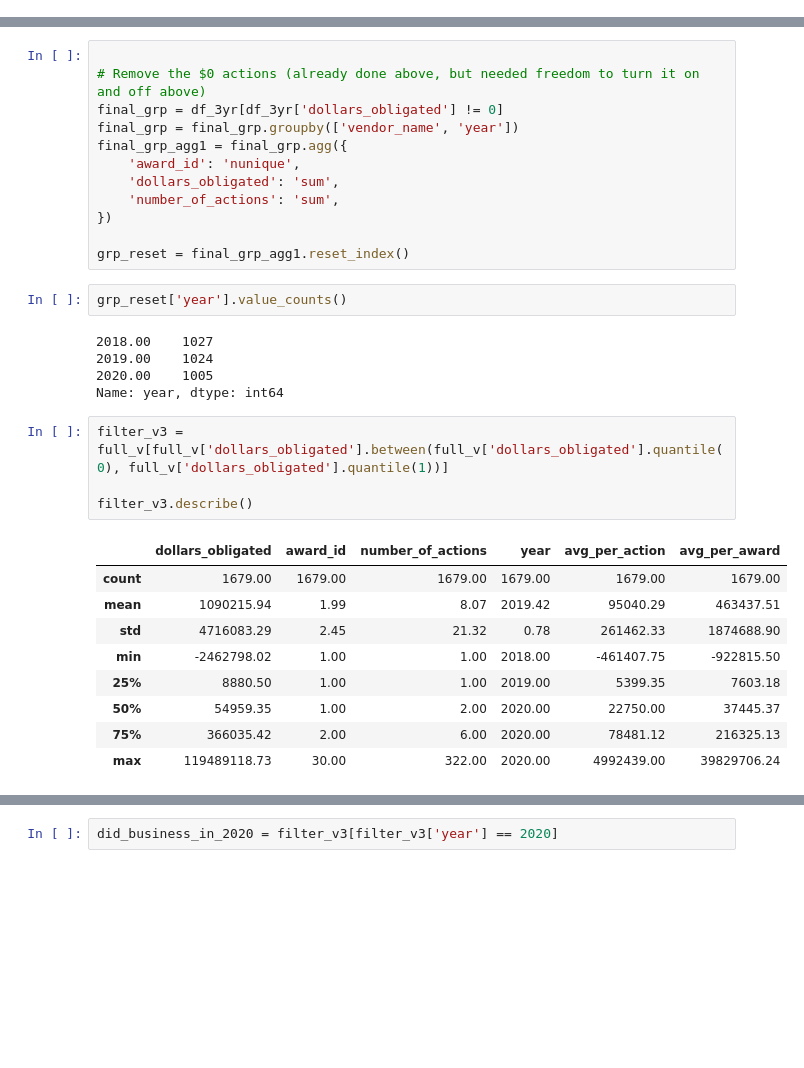
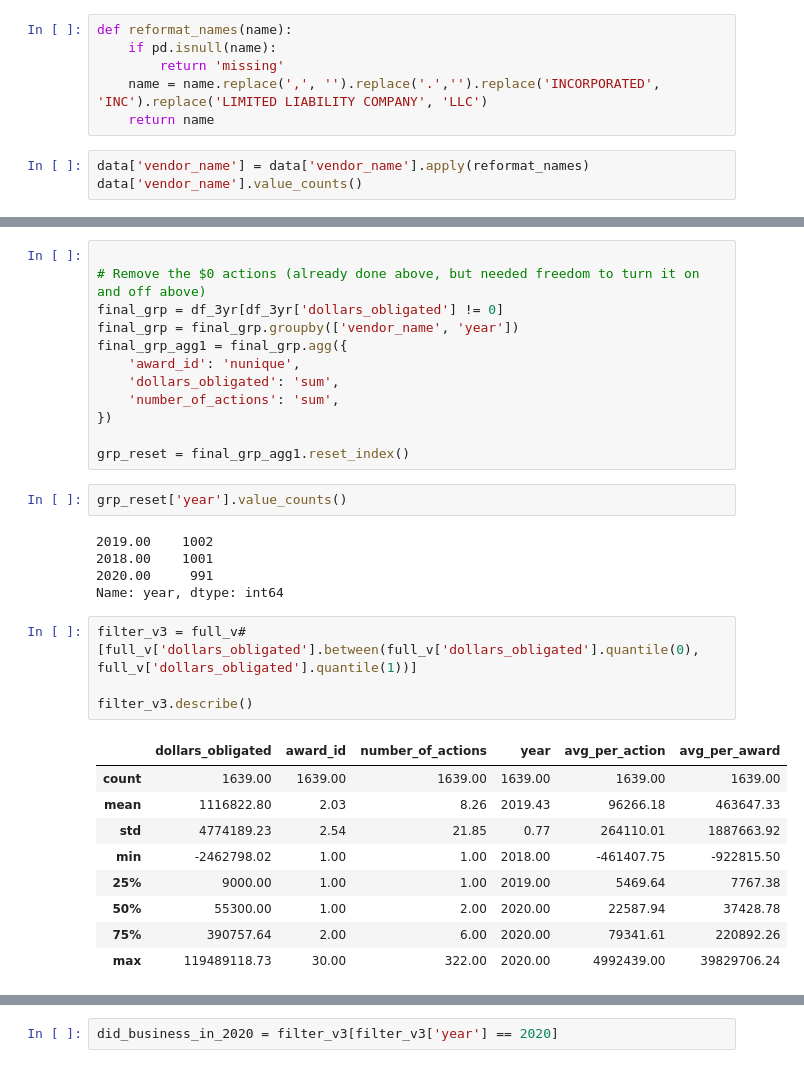
Before and after one commit to jryan814/datab-projects, a Jupyter notebook: gov_contract_BI/gov_contracts_541620.ipynb, the cells around one changed output, grey strips where cells are left out. Cells and saved outputs as stored; diff of their text form; blank space fills up the shorter version.

```diff
--- a/gov_contract_BI/gov_contracts_541620.ipynb
+++ b/gov_contract_BI/gov_contracts_541620.ipynb
@@ -61,3 +76,12 @@ data = data.reset_index(drop='index')
 # %%
 # Create year column based off action_date year
 data['year'] = data['action_date'].str[:4].astype(float)
+# %%
+def reformat_names(name):
+    if pd.isnull(name):
+        return 'missing'
+    name = name.replace(',', '').replace('.','').replace('INCORPORATED', 'INC').replace('LIMITED LIABILITY COMPANY', 'LLC')
+    return name
+# %%
+data['vendor_name'] = data['vendor_name'].apply(reformat_names)
+data['vendor_name'].value_counts()
@@ -220,22 +257,22 @@ grp_reset = final_grp_agg1.reset_index()
 # %%
 grp_reset['year'].value_counts()
 # %% [output]
-2018.00    1027
-2019.00    1024
-2020.00    1005
+2019.00    1002
+2018.00    1001
+2020.00     991
 Name: year, dtype: int64
 # %%
-filter_v3 = full_v[full_v['dollars_obligated'].between(full_v['dollars_obligated'].quantile(0), full_v['dollars_obligated'].quantile(1))]
+filter_v3 = full_v#[full_v['dollars_obligated'].between(full_v['dollars_obligated'].quantile(0), full_v['dollars_obligated'].quantile(1))]
 
 filter_v3.describe()
 # %% [output]
 |  | dollars_obligated | award_id | number_of_actions | year | avg_per_action | avg_per_award |
-| count | 1679.00 | 1679.00 | 1679.00 | 1679.00 | 1679.00 | 1679.00 |
-| mean | 1090215.94 | 1.99 | 8.07 | 2019.42 | 95040.29 | 463437.51 |
-| std | 4716083.29 | 2.45 | 21.32 | 0.78 | 261462.33 | 1874688.90 |
+| count | 1639.00 | 1639.00 | 1639.00 | 1639.00 | 1639.00 | 1639.00 |
+| mean | 1116822.80 | 2.03 | 8.26 | 2019.43 | 96266.18 | 463647.33 |
+| std | 4774189.23 | 2.54 | 21.85 | 0.77 | 264110.01 | 1887663.92 |
 | min | -2462798.02 | 1.00 | 1.00 | 2018.00 | -461407.75 | -922815.50 |
-| 25% | 8880.50 | 1.00 | 1.00 | 2019.00 | 5399.35 | 7603.18 |
-| 50% | 54959.35 | 1.00 | 2.00 | 2020.00 | 22750.00 | 37445.37 |
-| 75% | 366035.42 | 2.00 | 6.00 | 2020.00 | 78481.12 | 216325.13 |
+| 25% | 9000.00 | 1.00 | 1.00 | 2019.00 | 5469.64 | 7767.38 |
+| 50% | 55300.00 | 1.00 | 2.00 | 2020.00 | 22587.94 | 37428.78 |
+| 75% | 390757.64 | 2.00 | 6.00 | 2020.00 | 79341.61 | 220892.26 |
 | max | 119489118.73 | 30.00 | 322.00 | 2020.00 | 4992439.00 | 39829706.24 |
 # %%
```
Also changed, not shown: parts of 11 cells of this notebook.
